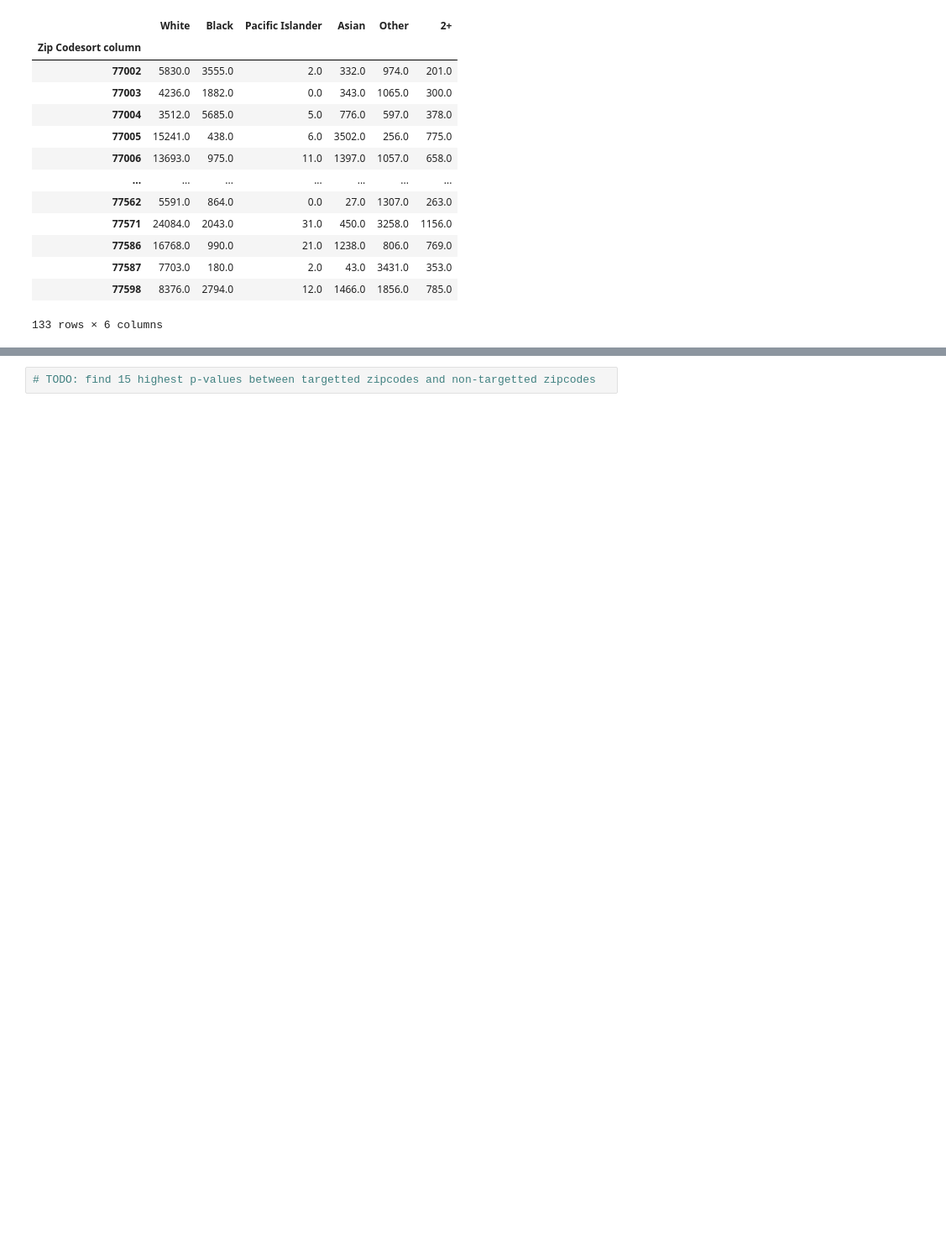
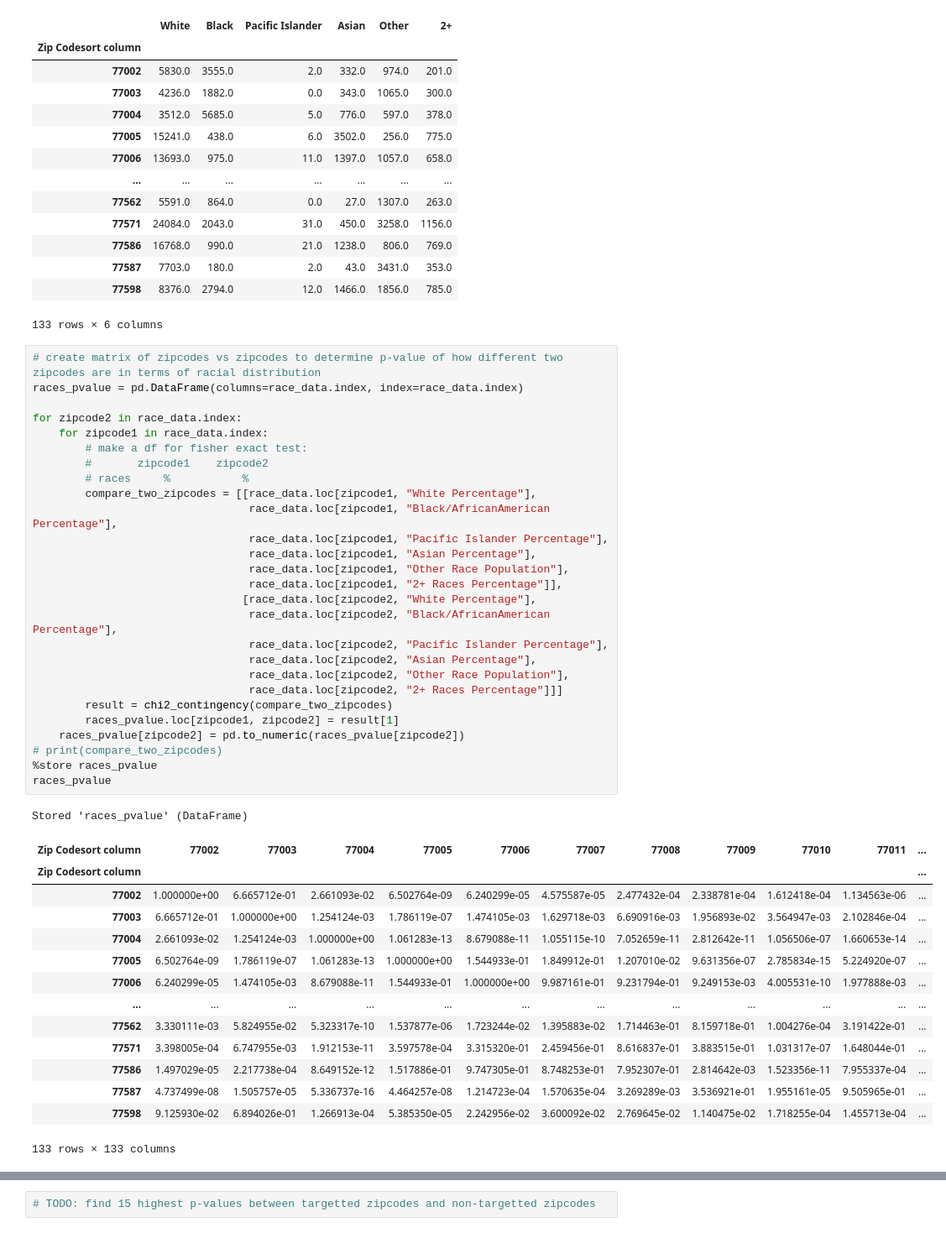
Before and after one commit to ywiamnog/Datathon-2023, a Jupyter notebook: comparing_precincts_by_income_age_race.ipynb, the cells around one changed output, grey strips where cells are left out. Shown at 84% size. Drawn from its saved outputs; the diff is of its cells as text; blank space fills up the shorter version.

```diff
--- a/comparing_precincts_by_income_age_race.ipynb
+++ b/comparing_precincts_by_income_age_race.ipynb
@@ -212,3 +209,46 @@ actual_race_pop
 | 77587 | 7703.0 | 180.0 | 2.0 | 43.0 | 3431.0 | 353.0 |
 | 77598 | 8376.0 | 2794.0 | 12.0 | 1466.0 | 1856.0 | 785.0 |
 133 rows × 6 columns
+# %%
+# create matrix of zipcodes vs zipcodes to determine p-value of how different two zipcodes are in terms of racial distribution
+races_pvalue = pd.DataFrame(columns=race_data.index, index=race_data.index)
+
+for zipcode2 in race_data.index:
+    for zipcode1 in race_data.index:
+        # make a df for fisher exact test:
+        #       zipcode1    zipcode2
+        # races     %           %
+        compare_two_zipcodes = [[race_data.loc[zipcode1, "White Percentage"],
+                                 race_data.loc[zipcode1, "Black/AfricanAmerican Percentage"],
+                                 race_data.loc[zipcode1, "Pacific Islander Percentage"],
+                                 race_data.loc[zipcode1, "Asian Percentage"],
+                                 race_data.loc[zipcode1, "Other Race Population"],
+                                 race_data.loc[zipcode1, "2+ Races Percentage"]],
+                                [race_data.loc[zipcode2, "White Percentage"],
+                                 race_data.loc[zipcode2, "Black/AfricanAmerican Percentage"],
+                                 race_data.loc[zipcode2, "Pacific Islander Percentage"],
+                                 race_data.loc[zipcode2, "Asian Percentage"],
+                                 race_data.loc[zipcode2, "Other Race Population"],
+                                 race_data.loc[zipcode2, "2+ Races Percentage"]]]
+        result = chi2_contingency(compare_two_zipcodes)
+        races_pvalue.loc[zipcode1, zipcode2] = result[1]
+    races_pvalue[zipcode2] = pd.to_numeric(races_pvalue[zipcode2])
+# print(compare_two_zipcodes)
+%store races_pvalue
+races_pvalue
+# %% [output]
+Stored 'races_pvalue' (DataFrame)
+| Zip Codesort column | 77002 | 77003 | 77004 | 77005 | 77006 | 77007 | 77008 | 77009 | 77010 | 77011 | ... |
+| Zip Codesort column |  |  |  |  |  |  |  |  |  |  | ... |
+| 77002 | 1.000000e+00 | 6.665712e-01 | 2.661093e-02 | 6.502764e-09 | 6.240299e-05 | 4.575587e-05 | 2.477432e-04 | 2.338781e-04 | 1.612418e-04 | 1.134563e-06 | ... |
+| 77003 | 6.665712e-01 | 1.000000e+00 | 1.254124e-03 | 1.786119e-07 | 1.474105e-03 | 1.629718e-03 | 6.690916e-03 | 1.956893e-02 | 3.564947e-03 | 2.102846e-04 | ... |
+| 77004 | 2.661093e-02 | 1.254124e-03 | 1.000000e+00 | 1.061283e-13 | 8.679088e-11 | 1.055115e-10 | 7.052659e-11 | 2.812642e-11 | 1.056506e-07 | 1.660653e-14 | ... |
+| 77005 | 6.502764e-09 | 1.786119e-07 | 1.061283e-13 | 1.000000e+00 | 1.544933e-01 | 1.849912e-01 | 1.207010e-02 | 9.631356e-07 | 2.785834e-15 | 5.224920e-07 | ... |
+| 77006 | 6.240299e-05 | 1.474105e-03 | 8.679088e-11 | 1.544933e-01 | 1.000000e+00 | 9.987161e-01 | 9.231794e-01 | 9.249153e-03 | 4.005531e-10 | 1.977888e-03 | ... |
+| ... | ... | ... | ... | ... | ... | ... | ... | ... | ... | ... | ... |
+| 77562 | 3.330111e-03 | 5.824955e-02 | 5.323317e-10 | 1.537877e-06 | 1.723244e-02 | 1.395883e-02 | 1.714463e-01 | 8.159718e-01 | 1.004276e-04 | 3.191422e-01 | ... |
+| 77571 | 3.398005e-04 | 6.747955e-03 | 1.912153e-11 | 3.597578e-04 | 3.315320e-01 | 2.459456e-01 | 8.616837e-01 | 3.883515e-01 | 1.031317e-07 | 1.648044e-01 | ... |
+| 77586 | 1.497029e-05 | 2.217738e-04 | 8.649152e-12 | 1.517886e-01 | 9.747305e-01 | 8.748253e-01 | 7.952307e-01 | 2.814642e-03 | 1.523356e-11 | 7.955337e-04 | ... |
+| 77587 | 4.737499e-08 | 1.505757e-05 | 5.336737e-16 | 4.464257e-08 | 1.214723e-04 | 1.570635e-04 | 3.269289e-03 | 3.536921e-01 | 1.955161e-05 | 9.505965e-01 | ... |
+| 77598 | 9.125930e-02 | 6.894026e-01 | 1.266913e-04 | 5.385350e-05 | 2.242956e-02 | 3.600092e-02 | 2.769645e-02 | 1.140475e-02 | 1.718255e-04 | 1.455713e-04 | ... |
+133 rows × 133 columns
```
Also changed, not shown: parts of 2 cells of this notebook, 2 other files.
